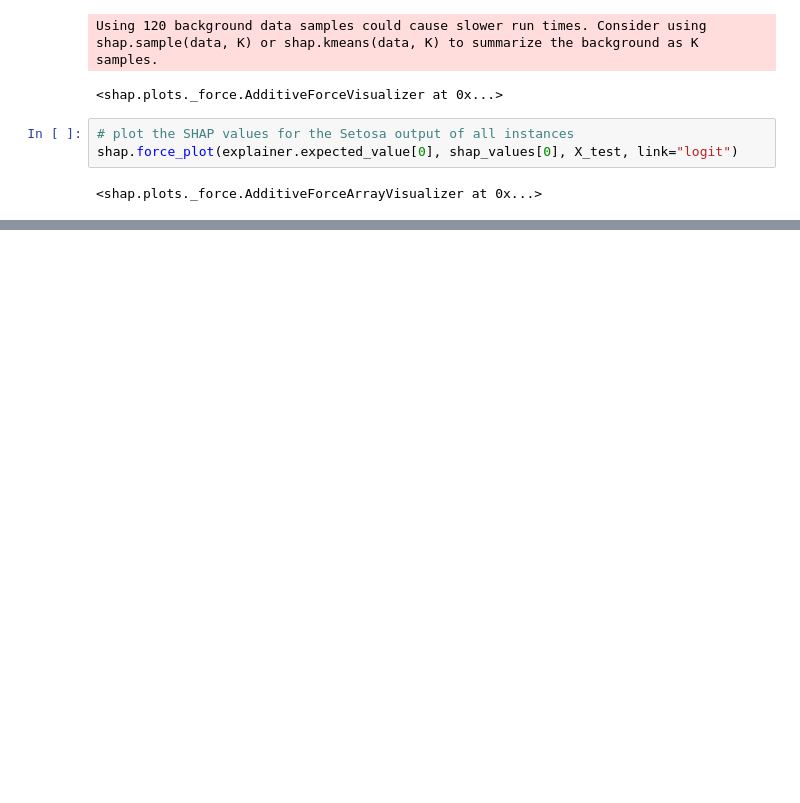
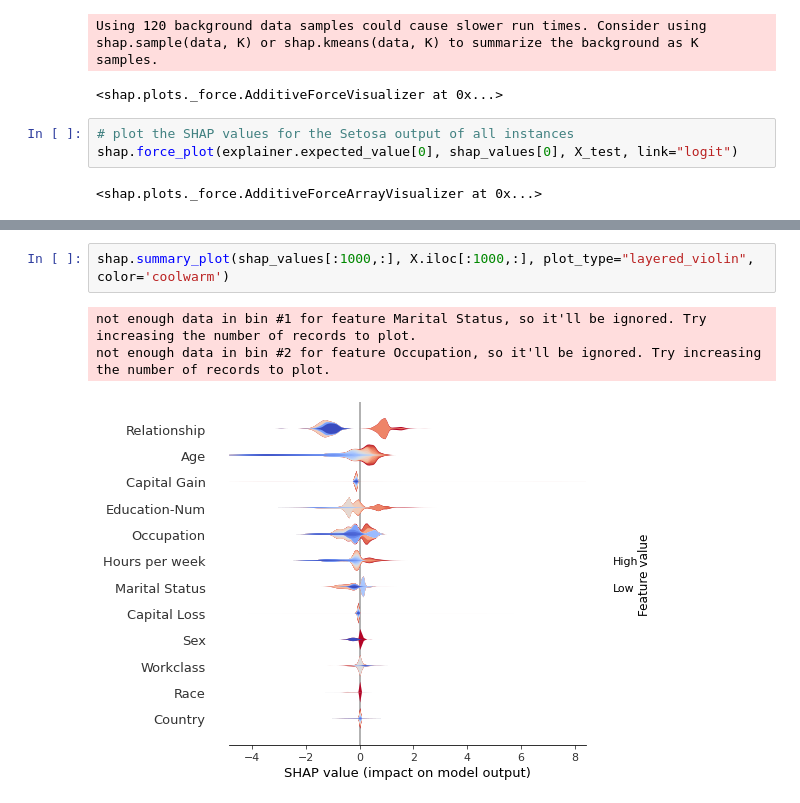
Before and after one commit to siddharth0112358/Visualizations, a Jupyter notebook: shap_values_visualizations.ipynb, the cells around one changed output, grey strips where cells are left out. Saved outputs shown, nothing was run; the diff lists cells and outputs as text; blank space fills up the shorter version.

```diff
--- a/shap_values_visualizations.ipynb
+++ b/shap_values_visualizations.ipynb
@@ -188,0 +235,6 @@ shap.force_plot(explainer.expected_value[0], shap_values[0], X_test, link="logit
+# %%
+shap.summary_plot(shap_values[:1000,:], X.iloc[:1000,:], plot_type="layered_violin", color='coolwarm')
+# %% [output]
+not enough data in bin #1 for feature Marital Status, so it'll be ignored. Try increasing the number of records to plot.
+not enough data in bin #2 for feature Occupation, so it'll be ignored. Try increasing the number of records to plot.
+[figure, added]
```
Also changed, not shown: parts of 18 cells of this notebook.
